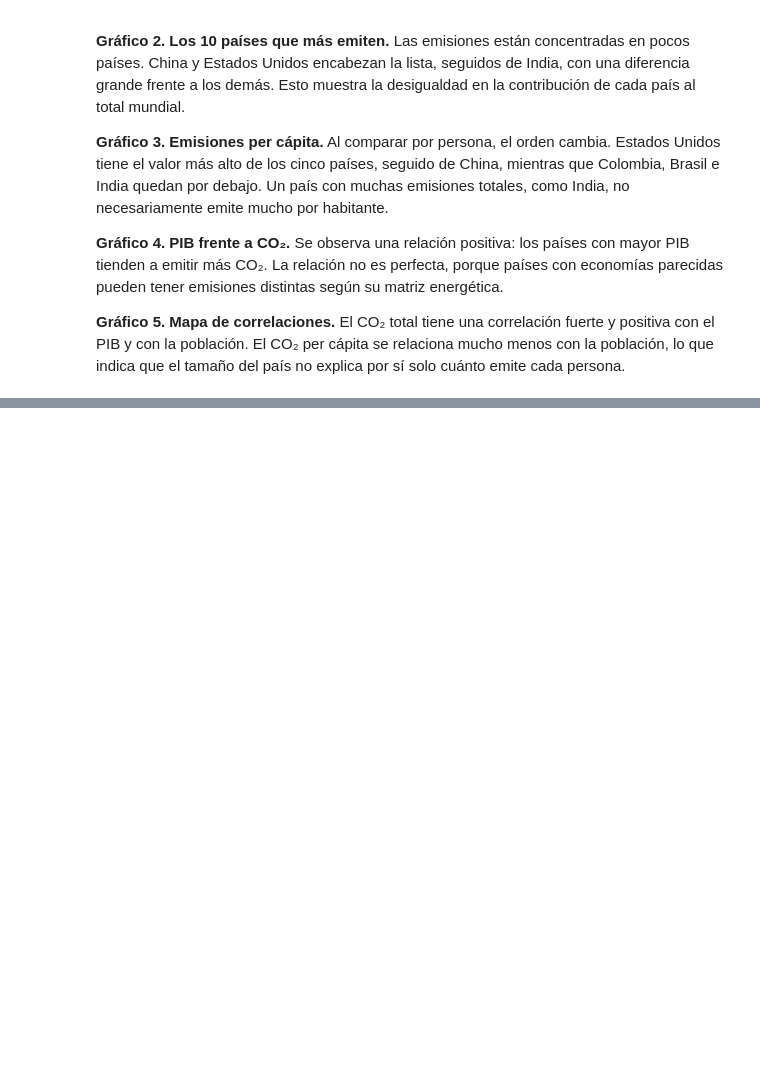
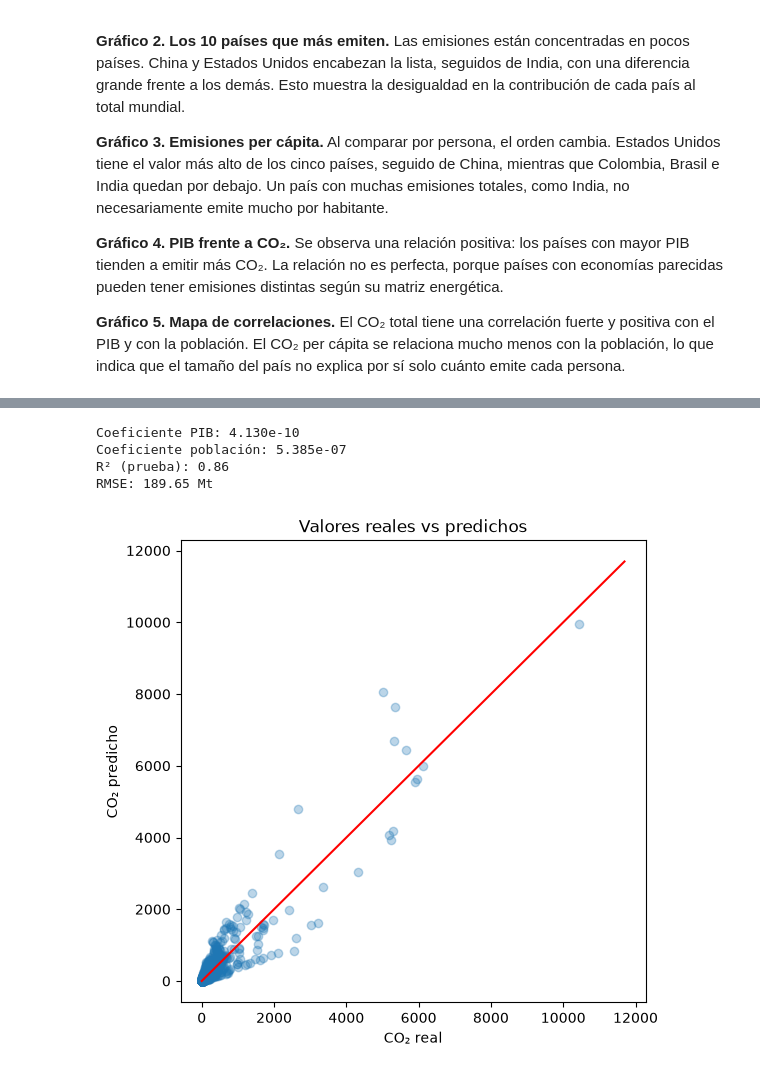
Before and after one commit to C4mila-H/Actividad-4, a Jupyter notebook: Actividad4_CO2.ipynb, the cells around one changed output, grey strips where cells are left out. Saved outputs shown, nothing was run; the diff lists cells and outputs as text; code cells hidden in the pictures; blank space fills up the shorter version.

```diff
--- a/Actividad4_CO2.ipynb
+++ b/Actividad4_CO2.ipynb
@@ -206,0 +246,32 @@ plt.show()
+# %%
+X = df_clean[["gdp", "population"]]
+y = df_clean["co2"]
+
+X_train, X_test, y_train, y_test = train_test_split(
+    X, y, test_size=0.2, random_state=42)
+
+modelo_b = LinearRegression()
+modelo_b.fit(X_train, y_train)
+pred_b = modelo_b.predict(X_test)
+
+r2_b = r2_score(y_test, pred_b)
+rmse_b = float(np.sqrt(mean_squared_error(y_test, pred_b)))
+
+print(f"Coeficiente PIB: {float(modelo_b.coef_[0]):.3e}")
+print(f"Coeficiente población: {float(modelo_b.coef_[1]):.3e}")
+print(f"R² (prueba): {r2_b:.2f}")
+print(f"RMSE: {rmse_b:.2f} Mt")
+
+plt.figure(figsize=(6, 6))
+plt.scatter(y_test, pred_b, alpha=0.3)
+plt.plot([y.min(), y.max()], [y.min(), y.max()], color="red")
+plt.title("Valores reales vs predichos")
+plt.xlabel("CO₂ real")
+plt.ylabel("CO₂ predicho")
+plt.show()
+# %% [output]
+Coeficiente PIB: 4.130e-10
+Coeficiente población: 5.385e-07
+R² (prueba): 0.86
+RMSE: 189.65 Mt
+[figure, added]
```
Also changed, not shown: parts of 5 cells of this notebook.
